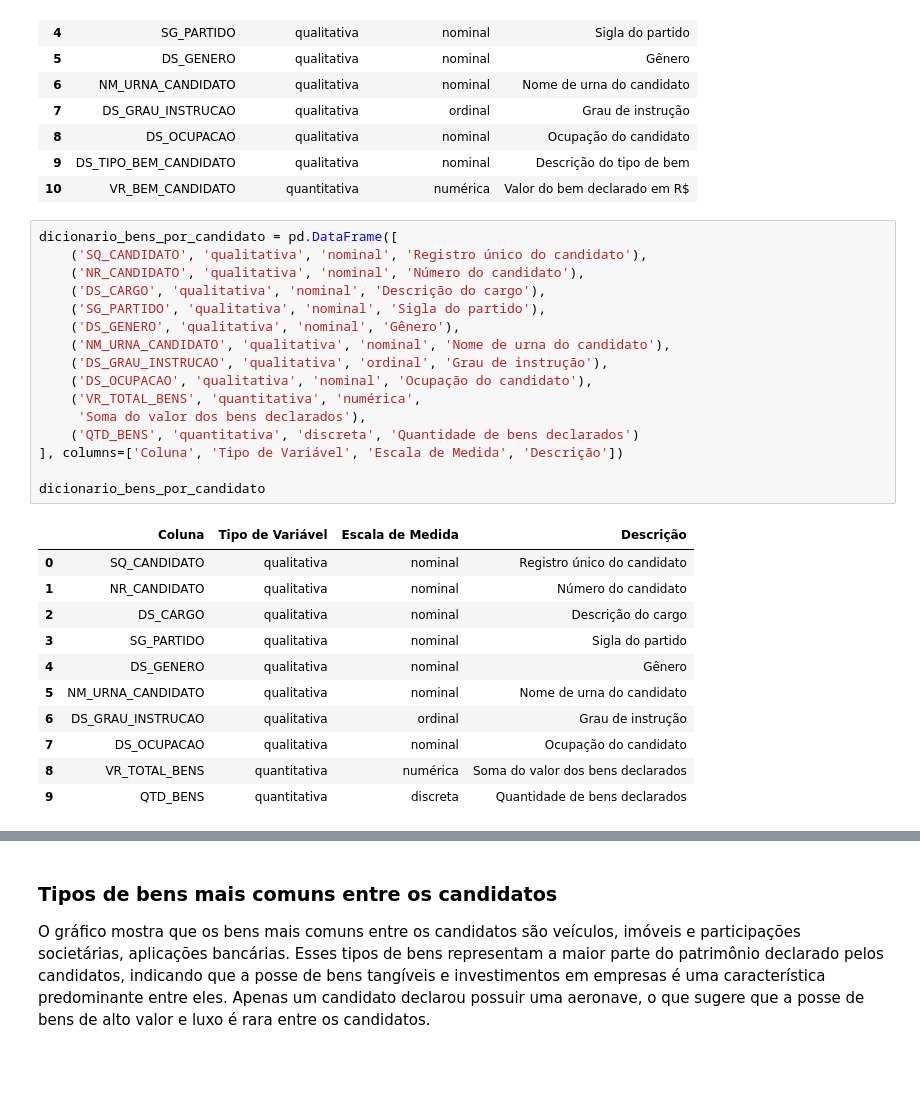
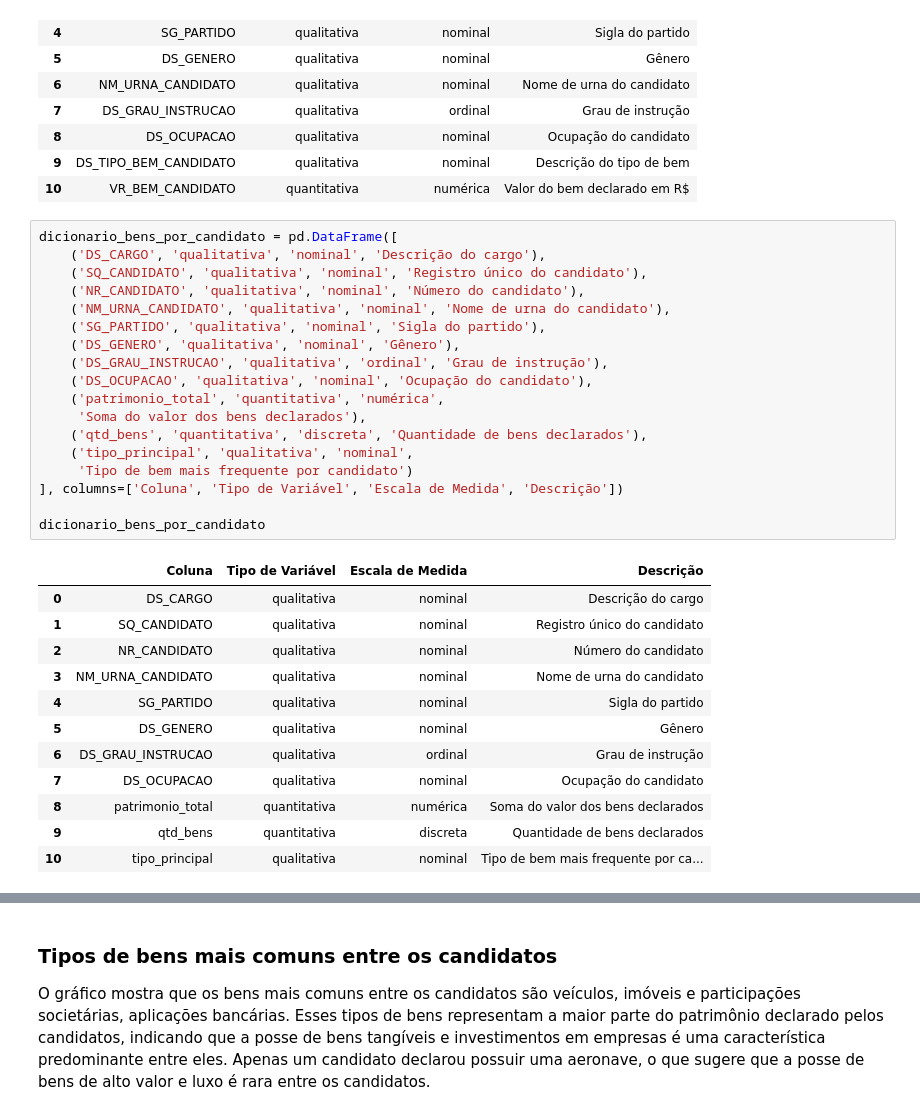
Before and after one commit to aldemirsilva/web-academy-ufam, a Jupyter notebook: WACAD020 - Ciência de Dados/atividade_final/analise.ipynb, the cells around one changed output, grey strips where cells are left out. Drawn from its saved outputs; the diff is of its cells as text; blank space fills up the shorter version.

```diff
--- a/WACAD020 - Ciência de Dados/atividade_final/analise.ipynb
+++ b/WACAD020 - Ciência de Dados/atividade_final/analise.ipynb
@@ -409,29 +408,32 @@ dicionario
 | 10 | VR_BEM_CANDIDATO | quantitativa | numérica | Valor do bem declarado em R$ |
 # %%
 dicionario_bens_por_candidato = pd.DataFrame([
+    ('DS_CARGO', 'qualitativa', 'nominal', 'Descrição do cargo'),
     ('SQ_CANDIDATO', 'qualitativa', 'nominal', 'Registro único do candidato'),
     ('NR_CANDIDATO', 'qualitativa', 'nominal', 'Número do candidato'),
-    ('DS_CARGO', 'qualitativa', 'nominal', 'Descrição do cargo'),
+    ('NM_URNA_CANDIDATO', 'qualitativa', 'nominal', 'Nome de urna do candidato'),
     ('SG_PARTIDO', 'qualitativa', 'nominal', 'Sigla do partido'),
     ('DS_GENERO', 'qualitativa', 'nominal', 'Gênero'),
-    ('NM_URNA_CANDIDATO', 'qualitativa', 'nominal', 'Nome de urna do candidato'),
     ('DS_GRAU_INSTRUCAO', 'qualitativa', 'ordinal', 'Grau de instrução'),
     ('DS_OCUPACAO', 'qualitativa', 'nominal', 'Ocupação do candidato'),
-    ('VR_TOTAL_BENS', 'quantitativa', 'numérica',
+    ('patrimonio_total', 'quantitativa', 'numérica',
      'Soma do valor dos bens declarados'),
-    ('QTD_BENS', 'quantitativa', 'discreta', 'Quantidade de bens declarados')
+    ('qtd_bens', 'quantitativa', 'discreta', 'Quantidade de bens declarados'),
+    ('tipo_principal', 'qualitativa', 'nominal',
+     'Tipo de bem mais frequente por candidato')
 ], columns=['Coluna', 'Tipo de Variável', 'Escala de Medida', 'Descrição'])
 
 dicionario_bens_por_candidato
 # %% [output]
 |  | Coluna | Tipo de Variável | Escala de Medida | Descrição |
-| 0 | SQ_CANDIDATO | qualitativa | nominal | Registro único do candidato |
-| 1 | NR_CANDIDATO | qualitativa | nominal | Número do candidato |
-| 2 | DS_CARGO | qualitativa | nominal | Descrição do cargo |
-| 3 | SG_PARTIDO | qualitativa | nominal | Sigla do partido |
-| 4 | DS_GENERO | qualitativa | nominal | Gênero |
-| 5 | NM_URNA_CANDIDATO | qualitativa | nominal | Nome de urna do candidato |
+| 0 | DS_CARGO | qualitativa | nominal | Descrição do cargo |
+| 1 | SQ_CANDIDATO | qualitativa | nominal | Registro único do candidato |
+| 2 | NR_CANDIDATO | qualitativa | nominal | Número do candidato |
+| 3 | NM_URNA_CANDIDATO | qualitativa | nominal | Nome de urna do candidato |
+| 4 | SG_PARTIDO | qualitativa | nominal | Sigla do partido |
+| 5 | DS_GENERO | qualitativa | nominal | Gênero |
 | 6 | DS_GRAU_INSTRUCAO | qualitativa | ordinal | Grau de instrução |
 | 7 | DS_OCUPACAO | qualitativa | nominal | Ocupação do candidato |
-| 8 | VR_TOTAL_BENS | quantitativa | numérica | Soma do valor dos bens declarados |
-| 9 | QTD_BENS | quantitativa | discreta | Quantidade de bens declarados |
+| 8 | patrimonio_total | quantitativa | numérica | Soma do valor dos bens declarados |
+| 9 | qtd_bens | quantitativa | discreta | Quantidade de bens declarados |
+| 10 | tipo_principal | qualitativa | nominal | Tipo de bem mais frequente por ca... |
```
Also changed, not shown: parts of 9 cells of this notebook, 2 other files.
